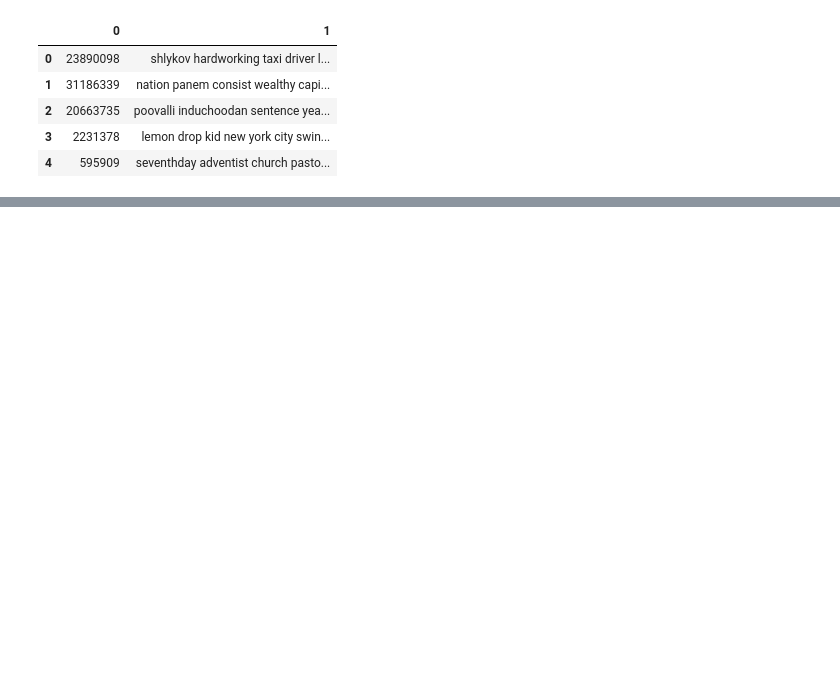
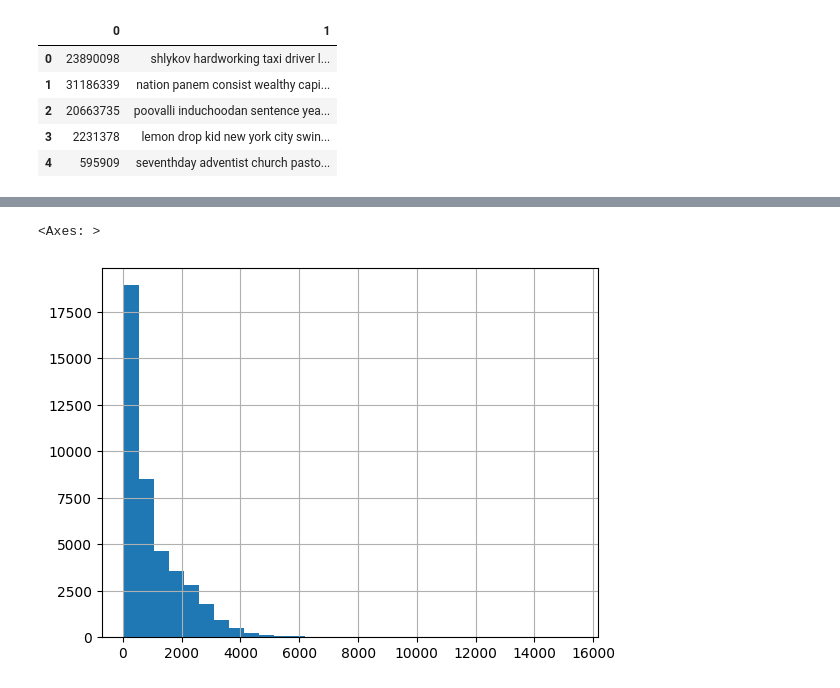
Before and after one commit to MatthiasRemta/NLP_Project, a Jupyter notebook: Cleaning_and_EDA.ipynb, the cells around one changed output, grey strips where cells are left out. Drawn from its saved outputs; the diff is of its cells as text; code cells hidden in the pictures; blank space fills up the shorter version.

```diff
--- a/Cleaning_and_EDA.ipynb
+++ b/Cleaning_and_EDA.ipynb
@@ -167,0 +190,5 @@ generate_wordcloud(df_dtm.iloc[0], 'Wordcloud')
+# %%
+df_plot_summary['1'].str.len().hist(bins=30)
+# %% [output]
+<Axes: >
+[figure, added]
```
Also changed, not shown: parts of 7 cells of this notebook, 1 other file.
